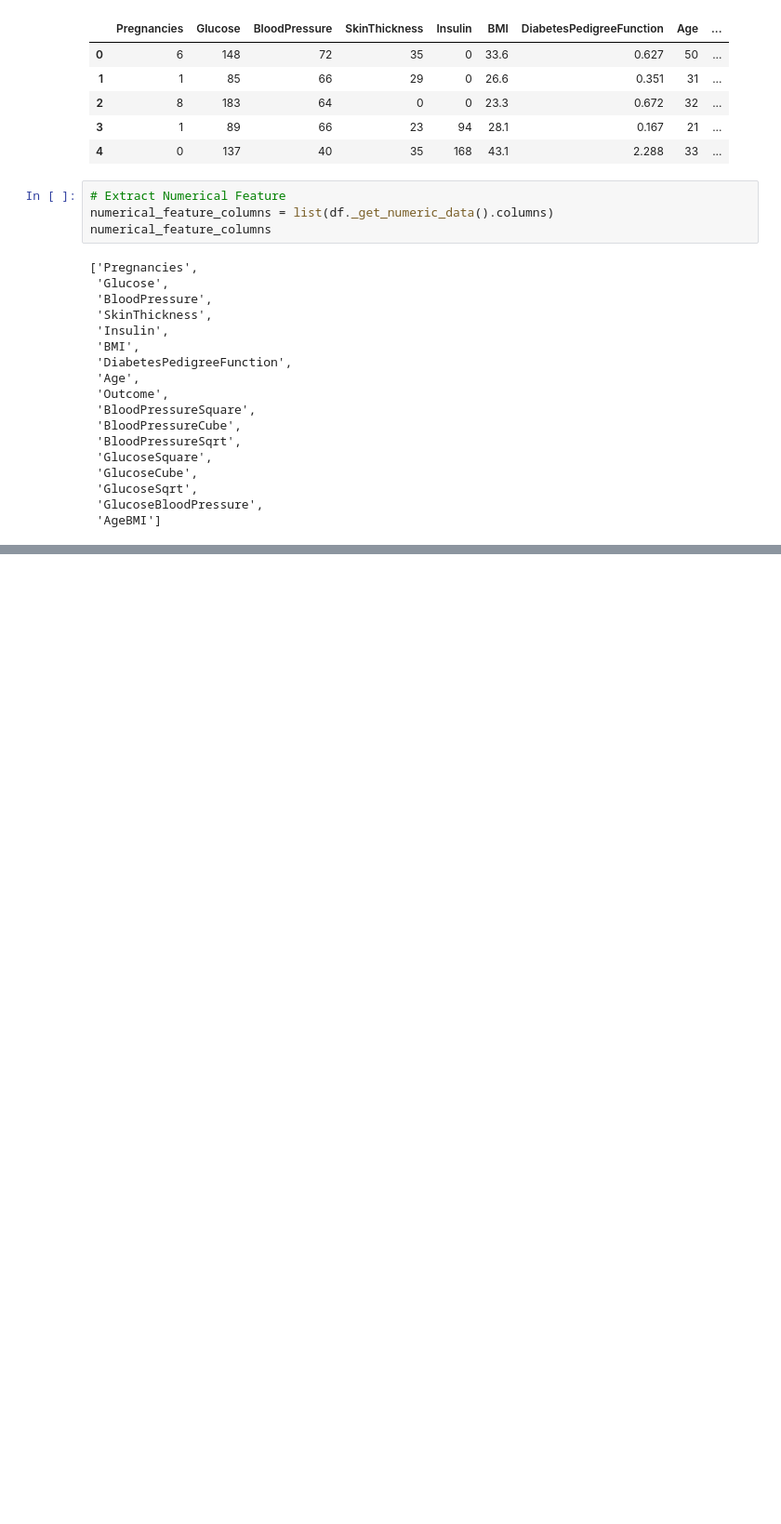
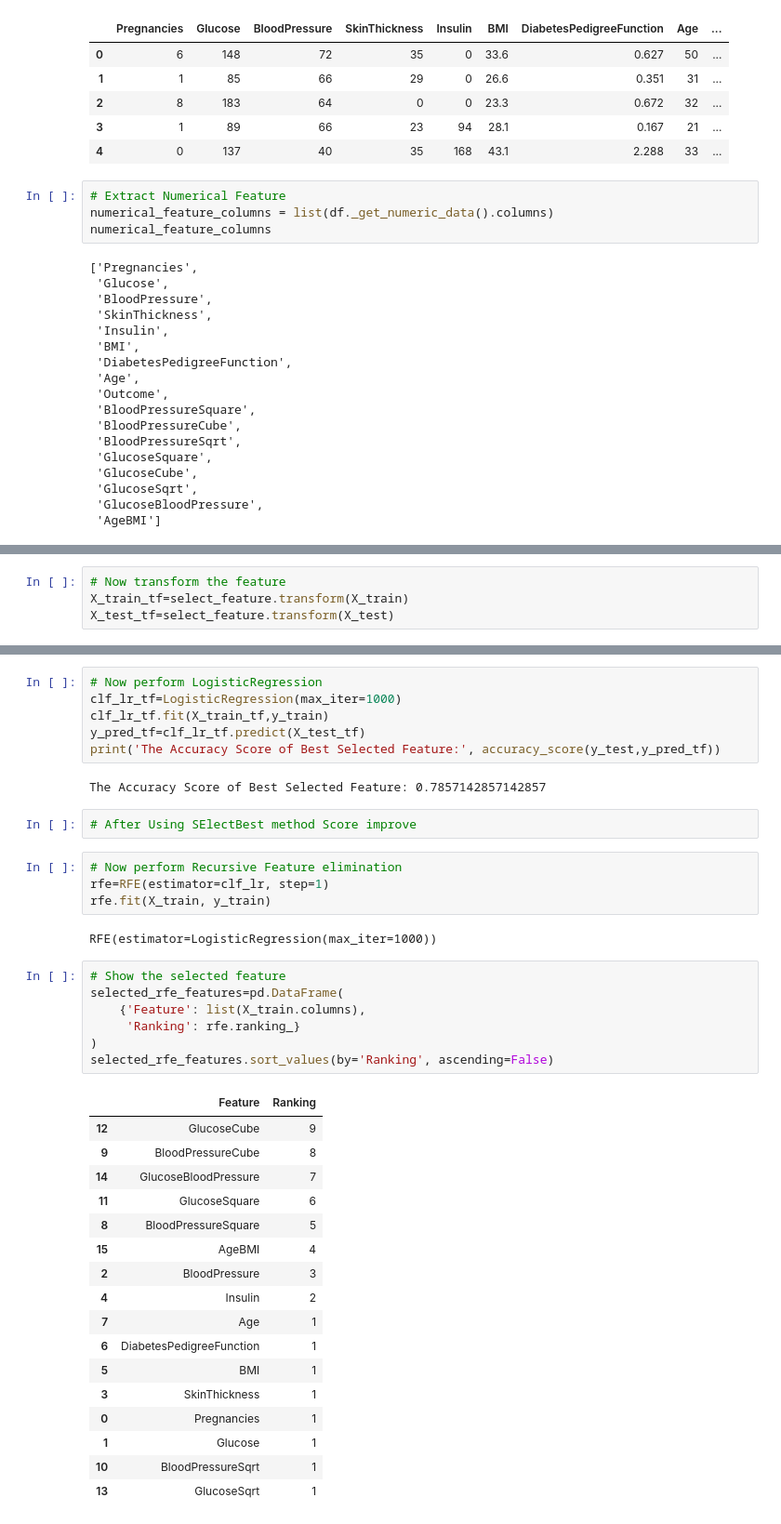
Before and after one commit to Mostafij-k/Feature_Engineering_Methods, a Jupyter notebook: Feature_Selection/SelectBest_Recursion_Feature_Selection.ipynb, the cells around one changed output, grey strips where cells are left out. Shown at 93% size. Drawn from its saved outputs; the diff is of its cells as text; blank space fills up the shorter version.

```diff
--- a/Feature_Selection/SelectBest_Recursion_Feature_Selection.ipynb
+++ b/Feature_Selection/SelectBest_Recursion_Feature_Selection.ipynb
@@ -214,0 +276,4 @@ X_train, X_test, y_train, y_test = train_test_split(
+# %%
+# Now transform the feature
+X_train_tf=select_feature.transform(X_train)
+X_test_tf=select_feature.transform(X_test)
@@ -214,0 +290,41 @@ X_train, X_test, y_train, y_test = train_test_split(
+# %%
+# Now perform LogisticRegression
+clf_lr_tf=LogisticRegression(max_iter=1000)
+clf_lr_tf.fit(X_train_tf,y_train)
+y_pred_tf=clf_lr_tf.predict(X_test_tf)
+print('The Accuracy Score of Best Selected Feature:', accuracy_score(y_test,y_pred_tf))
+# %% [output]
+The Accuracy Score of Best Selected Feature: 0.7857142857142857
+# %%
+# After Using SElectBest method Score improve
+# %%
+# Now perform Recursive Feature elimination
+rfe=RFE(estimator=clf_lr, step=1)
+rfe.fit(X_train, y_train)
+# %% [output]
+RFE(estimator=LogisticRegression(max_iter=1000))
+# %%
+# Show the selected feature
+selected_rfe_features=pd.DataFrame(
+    {'Feature': list(X_train.columns),
+     'Ranking': rfe.ranking_}
+)
+selected_rfe_features.sort_values(by='Ranking', ascending=False)
+# %% [output]
+|  | Feature | Ranking |
+| 12 | GlucoseCube | 9 |
+| 9 | BloodPressureCube | 8 |
+| 14 | GlucoseBloodPressure | 7 |
+| 11 | GlucoseSquare | 6 |
+| 8 | BloodPressureSquare | 5 |
+| 15 | AgeBMI | 4 |
+| 2 | BloodPressure | 3 |
+| 4 | Insulin | 2 |
+| 7 | Age | 1 |
+| 6 | DiabetesPedigreeFunction | 1 |
+| 5 | BMI | 1 |
+| 3 | SkinThickness | 1 |
+| 0 | Pregnancies | 1 |
+| 1 | Glucose | 1 |
+| 10 | BloodPressureSqrt | 1 |
+| 13 | GlucoseSqrt | 1 |
```
Also changed, not shown: parts of 25 cells of this notebook.
